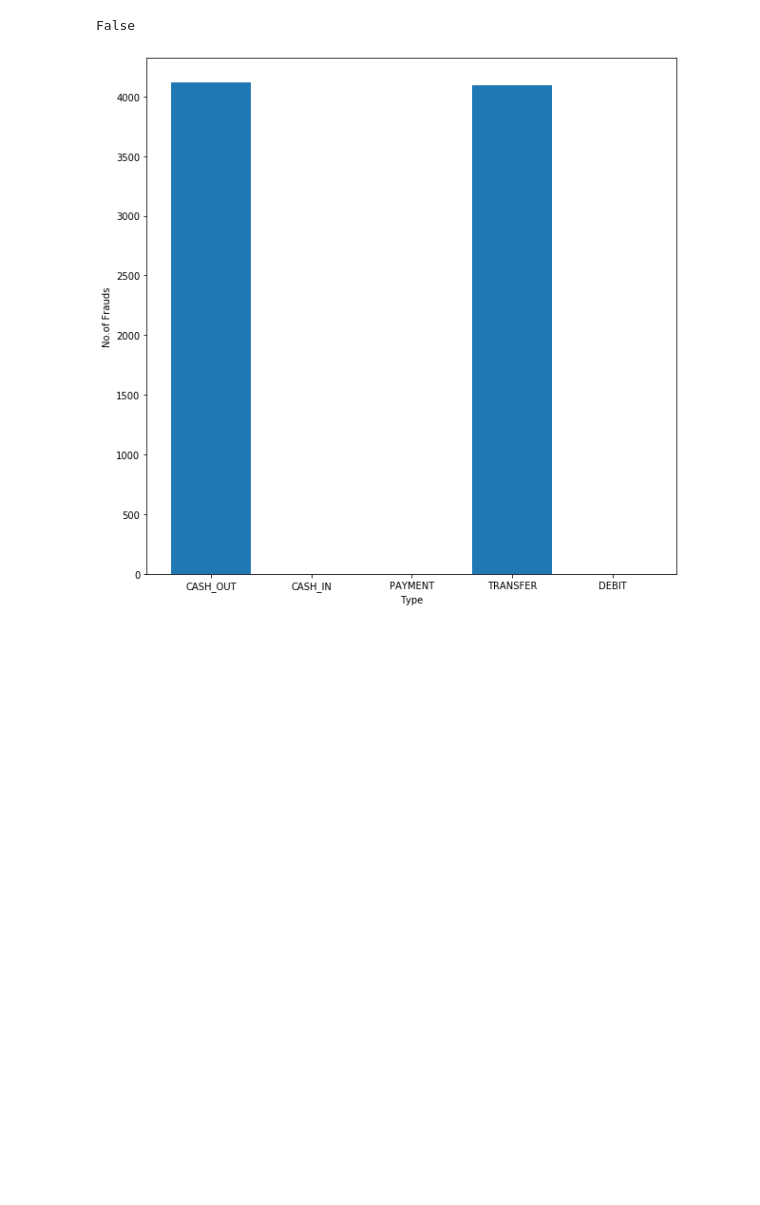
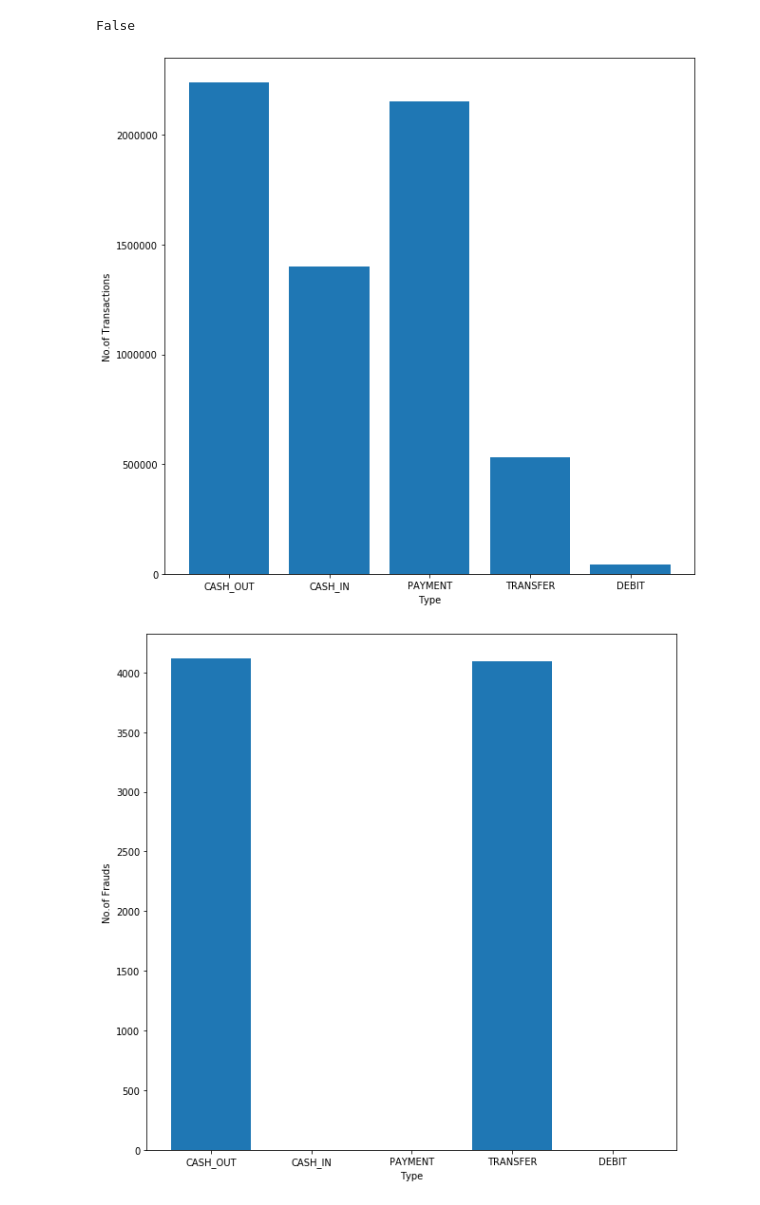
Before and after one commit to Bhavya-Hingorani/Cyber-Seth, a Jupyter notebook: data visualisation.ipynb, the cells around one changed output. Saved outputs shown, nothing was run; the diff lists cells and outputs as text; code cells hidden in the pictures; blank space fills up the shorter version.

```diff
--- a/data visualisation.ipynb
+++ b/data visualisation.ipynb
@@ -10,6 +10,24 @@ dataFrame = pd.read_csv('C:\\Users\\sharm\\Desktop\\dataset.csv')
 dataFrame.isnull().values.any()
 # %% [output]
 False
+# %%
+transactionOut = len(dataFrame[dataFrame['type']=='CASH_OUT'])
+transactionIn = len(dataFrame[dataFrame['type']=='CASH_IN'])
+transactionPayment = len(dataFrame[dataFrame['type']=='PAYMENT'])
+transactionTransfer = len(dataFrame[dataFrame['type']=='TRANSFER'])
+transactionDebit = len(dataFrame[dataFrame['type']=='DEBIT'])
+
+plt.figure(figsize=[10,10])
+numberOfTransxn = [transactionOut, transactionIn, transactionPayment,transactionTransfer, transactionDebit ]
+tick_label = ['CASH_OUT','CASH_IN','PAYMENT','TRANSFER','DEBIT']
+
+plt.bar(tick_label,numberOfTransxn)
+# plt.bar(tick_label,numberOfFrauds,color=['black', 'red', 'green', 'blue', 'cyan'])
+plt.xlabel("Type")
+plt.ylabel("No.of Transactions")
+plt.show()
+# %% [output]
+[figure, added]
 # %%
 fraudsOut = len(dataFrame[(dataFrame['isFraud']==1)  ][dataFrame['type']=='CASH_OUT'])
 fraudsIn = len(dataFrame[(dataFrame['isFraud']==1)  ][dataFrame['type']=='CASH_IN'])
```
Also changed, not shown: parts of 5 cells of this notebook.
